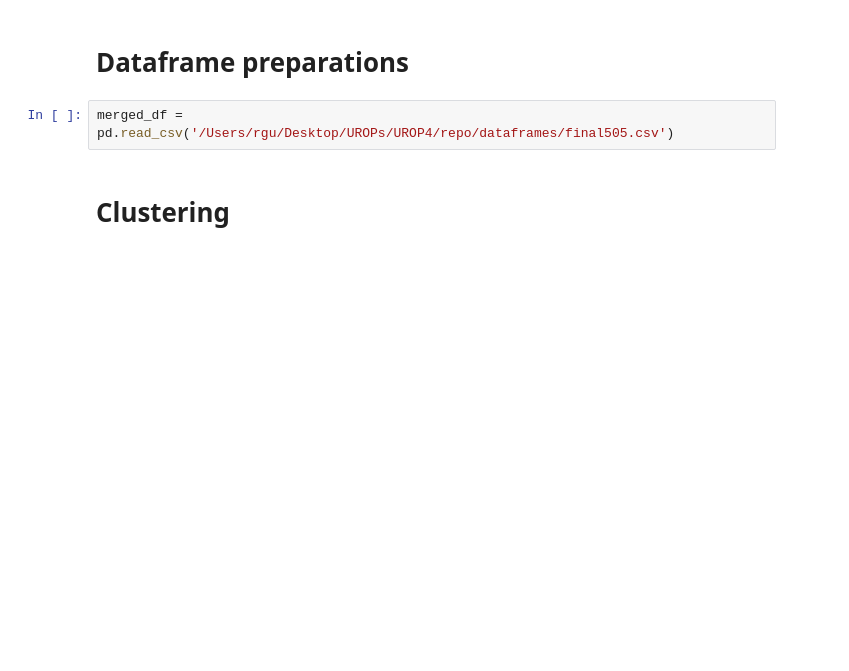
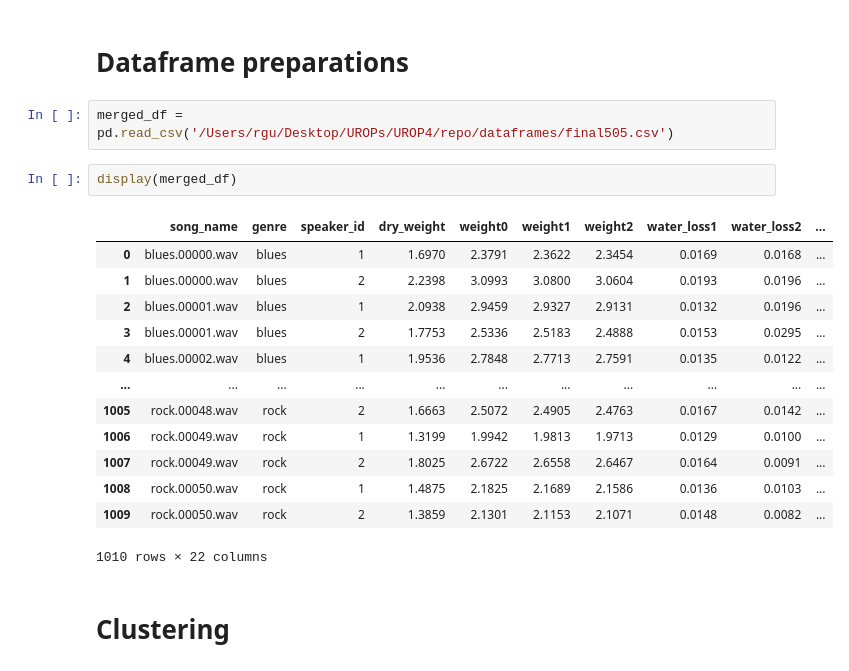
Before and after one commit to RguWork/HydrogelGenAI, a Jupyter notebook: stat_analysis/stat_analysis.ipynb, the cells around one changed output. Cells and saved outputs as stored; diff of their text form; blank space fills up the shorter version.

```diff
--- a/stat_analysis/stat_analysis.ipynb
+++ b/stat_analysis/stat_analysis.ipynb
@@ -19,6 +23,22 @@ from sklearn.decomposition import PCA
 <h1>Dataframe preparations</h1>
 # %%
 merged_df = pd.read_csv('/Users/rgu/Desktop/UROPs/UROP4/repo/dataframes/final505.csv')
+# %%
+display(merged_df)
+# %% [output]
+|  | song_name | genre | speaker_id | dry_weight | weight0 | weight1 | weight2 | water_loss1 | water_loss2 | ... |
+| 0 | blues.00000.wav | blues | 1 | 1.6970 | 2.3791 | 2.3622 | 2.3454 | 0.0169 | 0.0168 | ... |
+| 1 | blues.00000.wav | blues | 2 | 2.2398 | 3.0993 | 3.0800 | 3.0604 | 0.0193 | 0.0196 | ... |
+| 2 | blues.00001.wav | blues | 1 | 2.0938 | 2.9459 | 2.9327 | 2.9131 | 0.0132 | 0.0196 | ... |
+| 3 | blues.00001.wav | blues | 2 | 1.7753 | 2.5336 | 2.5183 | 2.4888 | 0.0153 | 0.0295 | ... |
+| 4 | blues.00002.wav | blues | 1 | 1.9536 | 2.7848 | 2.7713 | 2.7591 | 0.0135 | 0.0122 | ... |
+| ... | ... | ... | ... | ... | ... | ... | ... | ... | ... | ... |
+| 1005 | rock.00048.wav | rock | 2 | 1.6663 | 2.5072 | 2.4905 | 2.4763 | 0.0167 | 0.0142 | ... |
+| 1006 | rock.00049.wav | rock | 1 | 1.3199 | 1.9942 | 1.9813 | 1.9713 | 0.0129 | 0.0100 | ... |
+| 1007 | rock.00049.wav | rock | 2 | 1.8025 | 2.6722 | 2.6558 | 2.6467 | 0.0164 | 0.0091 | ... |
+| 1008 | rock.00050.wav | rock | 1 | 1.4875 | 2.1825 | 2.1689 | 2.1586 | 0.0136 | 0.0103 | ... |
+| 1009 | rock.00050.wav | rock | 2 | 1.3859 | 2.1301 | 2.1153 | 2.1071 | 0.0148 | 0.0082 | ... |
+1010 rows × 22 columns
 # %% [markdown]
 <h1>Clustering</h1>
 # %%
```
Also changed, not shown: parts of 35 cells of this notebook, 14 other files.
